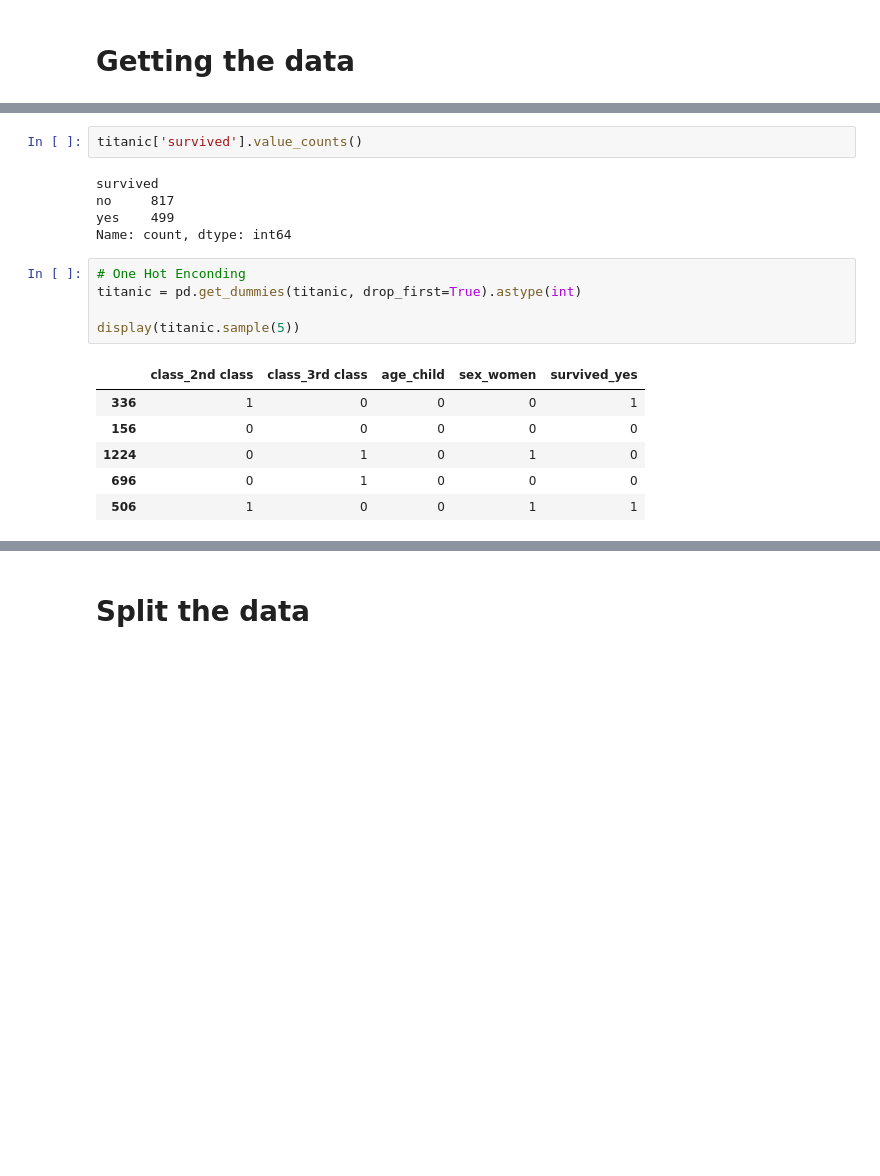
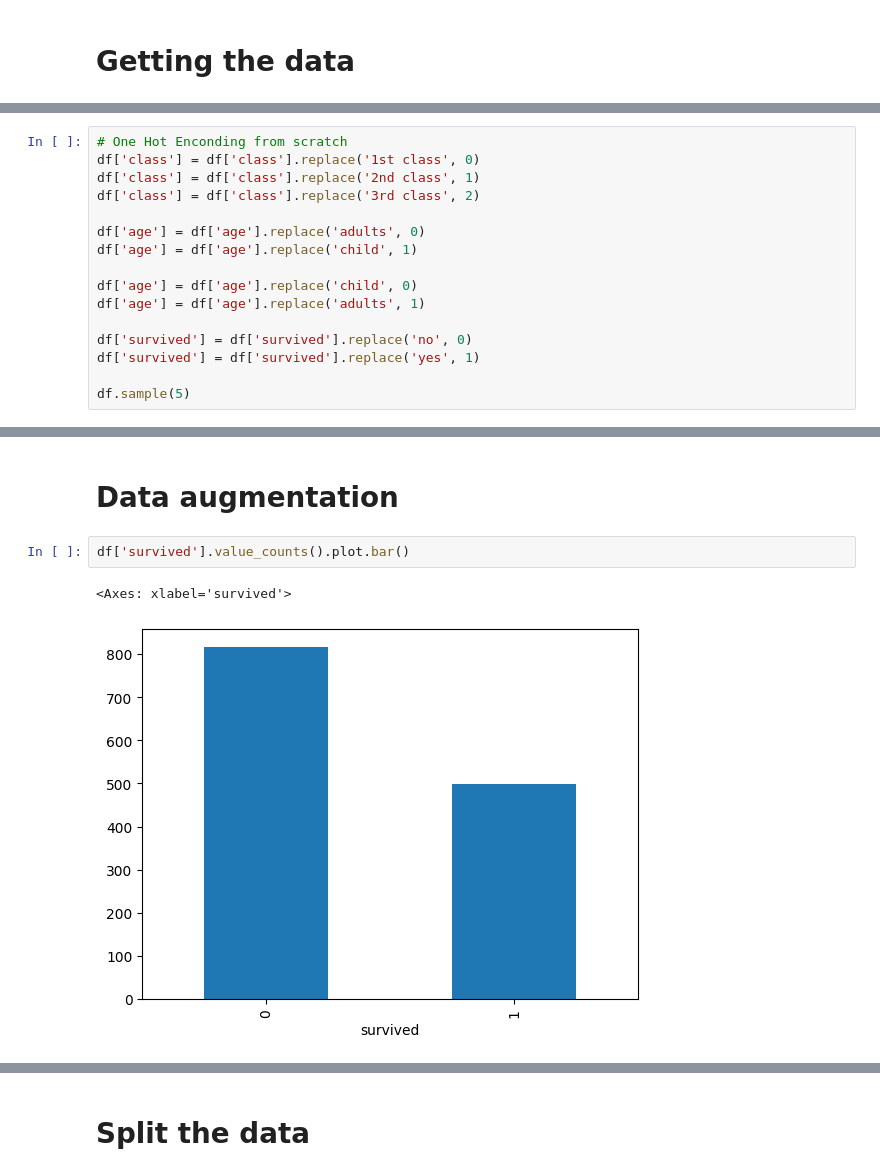
Before and after one commit to mathemaia/studies, a Jupyter notebook: Python/MachineLearning/SupervisedLearning/logistic_regression/logistic_regression.ipynb, the cells around one changed output, grey strips where cells are left out. Drawn from its saved outputs; the diff is of its cells as text; blank space fills up the shorter version.

```diff
--- a/Python/MachineLearning/SupervisedLearning/logistic_regression/logistic_regression.ipynb
+++ b/Python/MachineLearning/SupervisedLearning/logistic_regression/logistic_regression.ipynb
@@ -25,0 +36,16 @@ titanic.sample(5)
+# %%
+# One Hot Enconding from scratch
+df['class'] = df['class'].replace('1st class', 0)
+df['class'] = df['class'].replace('2nd class', 1)
+df['class'] = df['class'].replace('3rd class', 2)
+
+df['age'] = df['age'].replace('adults', 0)
+df['age'] = df['age'].replace('child', 1)
+
+df['age'] = df['age'].replace('child', 0)
+df['age'] = df['age'].replace('adults', 1)
+
+df['survived'] = df['survived'].replace('no', 0)
+df['survived'] = df['survived'].replace('yes', 1)
+
+df.sample(5)
@@ -26,19 +59,7 @@ titanic.sample(5)
+# %% [markdown]
+# Data augmentation
 # %%
-titanic['survived'].value_counts()
+df['survived'].value_counts().plot.bar()
 # %% [output]
-survived
-no     817
-yes    499
-Name: count, dtype: int64
+<Axes: xlabel='survived'>
+[figure, added]
-# %%
-# One Hot Enconding
-titanic = pd.get_dummies(titanic, drop_first=True).astype(int)
-
-display(titanic.sample(5))
-# %% [output]
-|  | class_2nd class | class_3rd class | age_child | sex_women | survived_yes |
-| 336 | 1 | 0 | 0 | 0 | 1 |
-| 156 | 0 | 0 | 0 | 0 | 0 |
-| 1224 | 0 | 1 | 0 | 1 | 0 |
-| 696 | 0 | 1 | 0 | 0 | 0 |
-| 506 | 1 | 0 | 0 | 1 | 1 |
```
Also changed, not shown: parts of 16 cells of this notebook.
